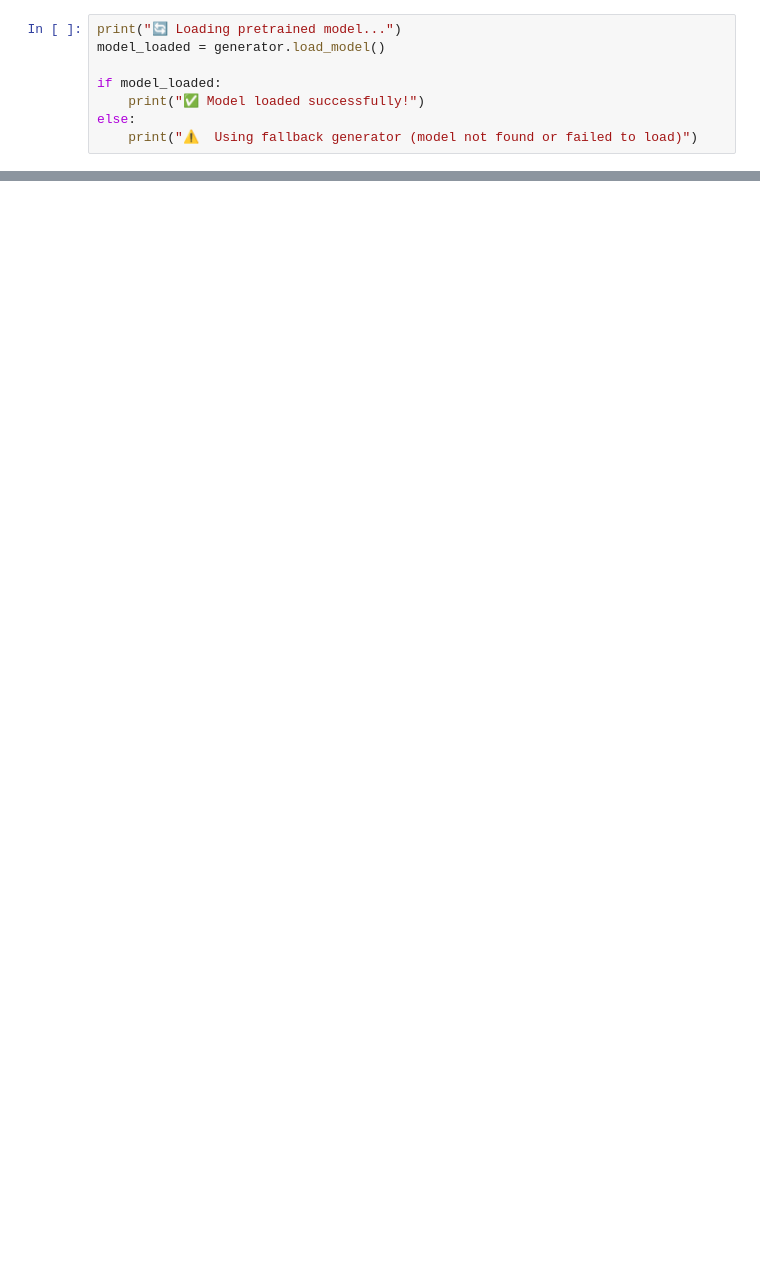
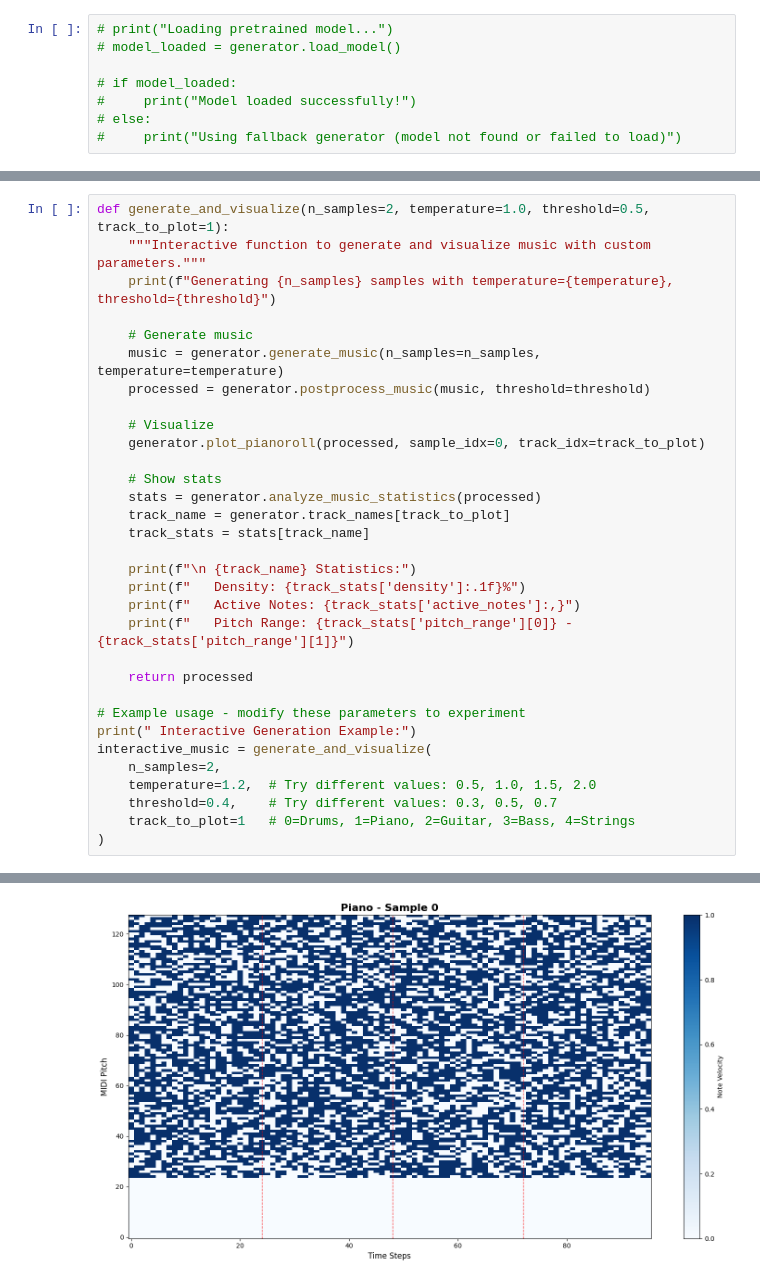
Before and after one commit to developsomethingcool/DL_music_MouseGAN, a Jupyter notebook: run_pretrained.ipynb, the cells around one changed output, grey strips where cells are left out. Saved outputs shown, nothing was run; the diff lists cells and outputs as text; blank space fills up the shorter version.

Commit message:
Minor changes
Added tests for the model

```diff
--- a/run_pretrained.ipynb
+++ b/run_pretrained.ipynb
@@ -443,8 +211,8 @@ print(os.getcwd())
 # %%
-print("🔄 Loading pretrained model...")
-model_loaded = generator.load_model()
+# print("Loading pretrained model...")
+# model_loaded = generator.load_model()
 
-if model_loaded:
-    print("✅ Model loaded successfully!")
-else:
-    print("⚠️  Using fallback generator (model not found or failed to load)")
+# if model_loaded:
+#     print("Model loaded successfully!")
+# else:
+#     print("Using fallback generator (model not found or failed to load)")
@@ -511,0 +299,33 @@ print(f"\n✅ All files saved to: {OUTPUT_DIR}")
+# %%
+def generate_and_visualize(n_samples=2, temperature=1.0, threshold=0.5, track_to_plot=1):
+    """Interactive function to generate and visualize music with custom parameters."""
+    print(f"Generating {n_samples} samples with temperature={temperature}, threshold={threshold}")
+
+    # Generate music
+    music = generator.generate_music(n_samples=n_samples, temperature=temperature)
+    processed = generator.postprocess_music(music, threshold=threshold)
+
+    # Visualize
+    generator.plot_pianoroll(processed, sample_idx=0, track_idx=track_to_plot)
+
+    # Show stats
+    stats = generator.analyze_music_statistics(processed)
+    track_name = generator.track_names[track_to_plot]
+    track_stats = stats[track_name]
+
+    print(f"\n {track_name} Statistics:")
+    print(f"   Density: {track_stats['density']:.1f}%")
+    print(f"   Active Notes: {track_stats['active_notes']:,}")
+    print(f"   Pitch Range: {track_stats['pitch_range'][0]} - {track_stats['pitch_range'][1]}")
+
+    return processed
+
+# Example usage - modify these parameters to experiment
+print(" Interactive Generation Example:")
+interactive_music = generate_and_visualize(
+    n_samples=2,
+    temperature=1.2,  # Try different values: 0.5, 1.0, 1.5, 2.0
+    threshold=0.4,    # Try different values: 0.3, 0.5, 0.7
+    track_to_plot=1   # 0=Drums, 1=Piano, 2=Guitar, 3=Bass, 4=Strings
+)
+# %% [output]
@@ -511,0 +337 @@ print(f"\n✅ All files saved to: {OUTPUT_DIR}")
+[figure, added]
```
Also changed, not shown: parts of 15 cells of this notebook, 42 other files.
